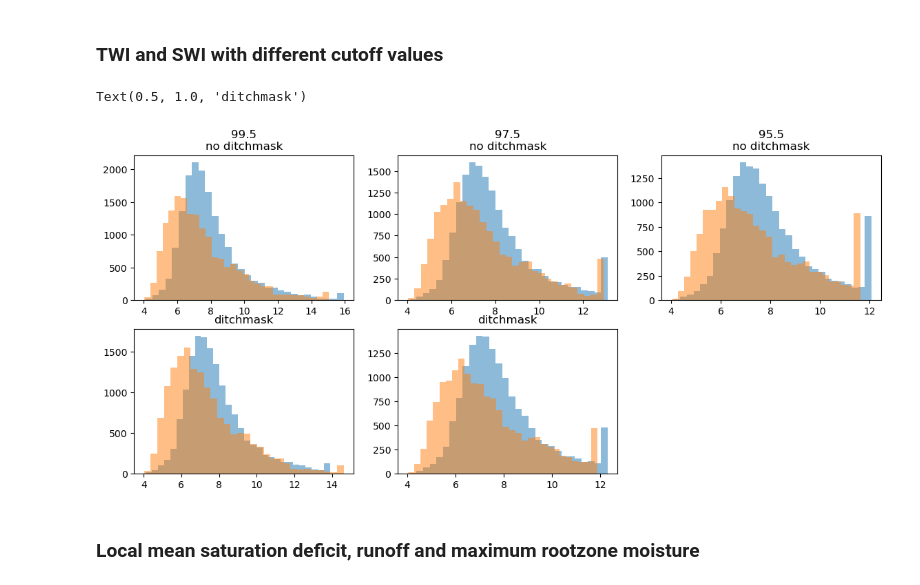
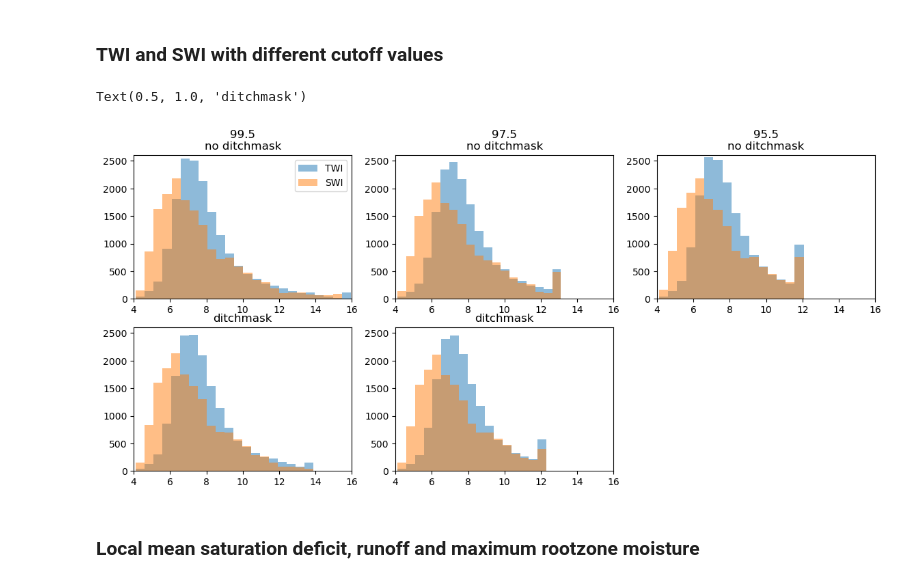
Before and after one commit to jpnousu/SpaFHy_v2.0, a Jupyter notebook: topmodel_test.ipynb, the cells around one changed output. Saved outputs shown, nothing was run; the diff lists cells and outputs as text; code cells hidden in the pictures.

```diff
--- a/topmodel_test.ipynb
+++ b/topmodel_test.ipynb
@@ -6,16 +6,20 @@ import pandas as pd
 import matplotlib.pyplot as plt
 import numpy as np
 from iotools import read_AsciiGrid
+import hvplot.xarray # noqa
+import panel.widgets as pnw
 eps = np.finfo(float).eps  # machine epsilon
 
 #file1 = r'F:\SpaFHy_2D_2021/testcase_input_202304111218.nc' # twi_cutoff = 99.5
 file1 = r'F:\SpaFHy_2D_2021/testcase_input_202304131806.nc' # twi_cutoff = 99.5
 
 #file2 = r'F:\SpaFHy_2D_2021/testcase_input_202304111220.nc' # twi_cutoff = 97.5
-file2 = r'F:\SpaFHy_2D_2021/testcase_input_202304131808.nc' # twi_cutoff = 97.5
+file2 = r'F:\SpaFHy_2D_2021/testcase_input_202304141205.nc' # twi_cutoff = 97.5
 
 #file3 = r'F:\SpaFHy_2D_2021/testcase_input_202304111223.nc' # twi_cutoff = 95.5
 file3 = r'F:\SpaFHy_2D_2021/testcase_input_202304131809.nc' # twi_cutoff = 95.5
+file3 = r'F:\SpaFHy_2D_2021/testcase_input_202305051534.nc' # twi_cutoff = 97.5 ; m = 0.025
+file3 = r'F:\SpaFHy_2D_2021/testcase_input_202305051544.nc' # twi_cutoff = 97.5 ; m = 0.005
 
 file4 = r'F:\SpaFHy_2D_2021/testcase_input_202304131713.nc' # twi_cutoff = 99.5 and ditches masked out
 
@@ -79,51 +88,62 @@ swi4['parameters_twi'].plot()
 # %% [markdown]
 ### TWI and SWI with different cutoff values
 # %%
-cutoffs = [99.5, 97.5, 95.5]
-'''
-plt.figure(figsize=(14,6))
-
-for i in range(len(cutoffs)):
-    cutoff = cutoffs[i]
-    twi_clim = np.percentile(twigrid[twigrid > 0], cutoff)
-    # cuts the tail but assigns the exceeding values to the 'twi_cutoff' quantile
-    twitemp = twigrid.copy()
-    twitemp[twigrid > twi_clim] = twi_clim
-    # for swi
-    swi_clim = np.percentile(swigrid[swigrid > 0], cutoff)
-    switemp = swigrid.copy()
-    switemp[swigrid > swi_clim] = swi_clim
-    plt.subplot(2,3,i+1)
-    n, bins, patches = plt.hist((twitemp).flatten(), bins=30, alpha=0.5, label='TWI')
-    n, bins, patches = plt.hist((switemp).flatten(), bins=30, alpha=0.5, label='SWI')
-    plt.title(f'cutoff {cutoff}')
-    plt.legend()
-'''
 plt.figure(figsize=(14,6))
 plt.subplot(2,3,1)
-n, bins, patches = plt.hist(twi1['parameters_twi'].values.flatten(), bins=30, alpha=0.5, label='TWI')
-n, bins, patches = plt.hist(swi1['parameters_twi'].values.flatten(), bins=30, alpha=0.5, label='SWI')
+bint = len(np.arange(np.sort(twi1['parameters_twi'].values.flatten()[~np.isnan(twi1['parameters_twi'].values.flatten())])[0],
+                    np.sort(twi1['parameters_twi'].values.flatten()[~np.isnan(twi1['parameters_twi'].values.flatten())])[-1], 0.5))
+bins = len(np.arange(np.sort(swi1['parameters_twi'].values.flatten()[~np.isnan(swi1['parameters_twi'].values.flatten())])[0],
+                    np.sort(swi1['parameters_twi'].values.flatten()[~np.isnan(swi1['parameters_twi'].values.flatten())])[-1], 0.5))
+n, bins, patches = plt.hist(twi1['parameters_twi'].values.flatten(), bins=bint, alpha=0.5, label='TWI')
+n, bins, patches = plt.hist(swi1['parameters_twi'].values.flatten(), bins=bins, alpha=0.5, label='SWI')
+plt.ylim([0,2600])
+plt.xlim([4,16])
+plt.legend()
 plt.title('99.5\nno ditchmask')
 plt.subplot(2,3,2)
-n, bins, patches = plt.hist(twi2['parameters_twi'].values.flatten(), bins=30, alpha=0.5, label='TWI')
-n, bins, patches = plt.hist(swi2['parameters_twi'].values.flatten(), bins=30, alpha=0.5, label='SWI')
+bint = len(np.arange(np.sort(twi2['parameters_twi'].values.flatten()[~np.isnan(twi2['parameters_twi'].values.flatten())])[0],
+                    np.sort(twi2['parameters_twi'].values.flatten()[~np.isnan(twi2['parameters_twi'].values.flatten())])[-1], 0.5))
+bins = len(np.arange(np.sort(swi2['parameters_twi'].values.flatten()[~np.isnan(swi2['parameters_twi'].values.flatten())])[0],
+                    np.sort(swi2['parameters_twi'].values.flatten()[~np.isnan(swi2['parameters_twi'].values.flatten())])[-1], 0.5))
+
+n, bins, patches = plt.hist(twi2['parameters_twi'].values.flatten(), bins=bint, alpha=0.5, label='TWI')
+n, bins, patches = plt.hist(swi2['parameters_twi'].values.flatten(), bins=bins, alpha=0.5, label='SWI')
+plt.ylim([0,2600])
+plt.xlim([4,16])
 plt.title('97.5\nno ditchmask')
 plt.subplot(2,3,3)
-n, bins, patches = plt.hist(twi3['parameters_twi'].values.flatten(), bins=30, alpha=0.5, label='TWI')
-n, bins, patches = plt.hist(swi3['parameters_twi'].values.flatten(), bins=30, alpha=0.5, label='SWI')
+bint = len(np.arange(np.sort(twi3['parameters_twi'].values.flatten()[~np.isnan(twi3['parameters_twi'].values.flatten())])[0],
+                    np.sort(twi3['parameters_twi'].values.flatten()[~np.isnan(twi3['parameters_twi'].values.flatten())])[-1], 0.5))
+bins = len(np.arange(np.sort(swi3['parameters_twi'].values.flatten()[~np.isnan(swi3['parameters_twi'].values.flatten())])[0],
+                    np.sort(swi3['parameters_twi'].values.flatten()[~np.isnan(swi3['parameters_twi'].values.flatten())])[-1], 0.5))
+n, bins, patches = plt.hist(twi3['parameters_twi'].values.flatten(), bins=bint, alpha=0.5, label='TWI')
+n, bins, patches = plt.hist(swi3['parameters_twi'].values.flatten(), bins=bins, alpha=0.5, label='SWI')
+plt.ylim([0,2600])
+plt.xlim([4,16])
 plt.title('95.5\nno ditchmask')
 plt.subplot(2,3,4)
-n, bins, patches = plt.hist(twi4['parameters_twi'].values.flatten(), bins=30, alpha=0.5, label='TWI')
-n, bins, patches = plt.hist(swi4['parameters_twi'].values.flatten(), bins=30, alpha=0.5, label='SWI')
+bint = len(np.arange(np.sort(twi4['parameters_twi'].values.flatten()[~np.isnan(twi4['parameters_twi'].values.flatten())])[0],
+                    np.sort(twi4['parameters_twi'].values.flatten()[~np.isnan(twi4['parameters_twi'].values.flatten())])[-1], 0.5))
+bins = len(np.arange(np.sort(swi4['parameters_twi'].values.flatten()[~np.isnan(swi4['parameters_twi'].values.flatten())])[0],
+                    np.sort(swi4['parameters_twi'].values.flatten()[~np.isnan(swi4['parameters_twi'].values.flatten())])[-1], 0.5))
+n, bins, patches = plt.hist(twi4['parameters_twi'].values.flatten(), bins=bint, alpha=0.5, label='TWI')
+n, bins, patches = plt.hist(swi4['parameters_twi'].values.flatten(), bins=bins, alpha=0.5, label='SWI')
+plt.ylim([0,2600])
+plt.xlim([4,16])
 plt.title('ditchmask')
-
 plt.subplot(2,3,5)
-n, bins, patches = plt.hist(twi5['parameters_twi'].values.flatten(), bins=30, alpha=0.5, label='TWI')
-n, bins, patches = plt.hist(swi5['parameters_twi'].values.flatten(), bins=30, alpha=0.5, label='SWI')
+bint = len(np.arange(np.sort(twi5['parameters_twi'].values.flatten()[~np.isnan(twi5['parameters_twi'].values.flatten())])[0],
+                    np.sort(twi5['parameters_twi'].values.flatten()[~np.isnan(twi5['parameters_twi'].values.flatten())])[-1], 0.5))
+bins = len(np.arange(np.sort(swi5['parameters_twi'].values.flatten()[~np.isnan(swi5['parameters_twi'].values.flatten())])[0],
+                    np.sort(swi5['parameters_twi'].values.flatten()[~np.isnan(swi5['parameters_twi'].values.flatten())])[-1], 0.5))
+n, bins, patches = plt.hist(twi5['parameters_twi'].values.flatten(), bins=bint, alpha=0.5, label='TWI')
+n, bins, patches = plt.hist(swi5['parameters_twi'].values.flatten(), bins=bins, alpha=0.5, label='SWI')
+plt.ylim([0,2600])
+plt.xlim([4,16])
 plt.title('ditchmask')
 # %% [output]
 Text(0.5, 1.0, 'ditchmask')
-[figure, old version]
+[figure, new version]
 # %% [markdown]
 ### Local mean saturation deficit, runoff and maximum rootzone moisture
 # %%
```
Also changed, not shown: parts of 6 cells of this notebook, 44 other files.
